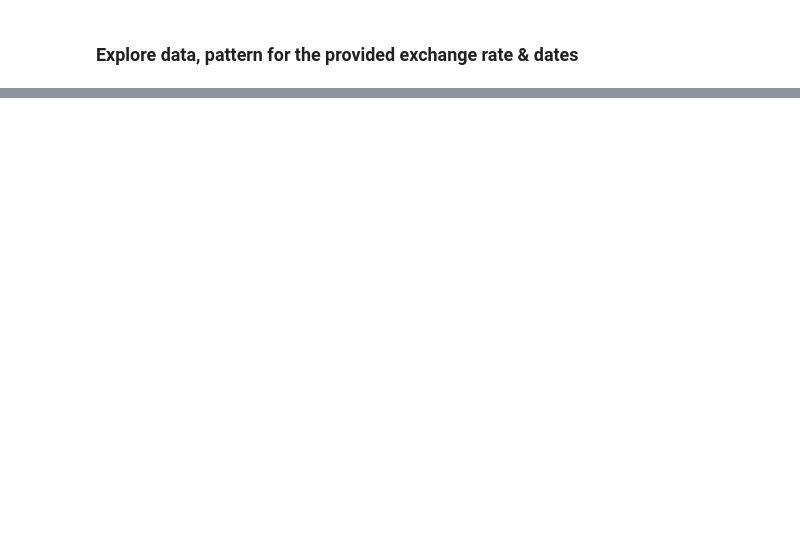
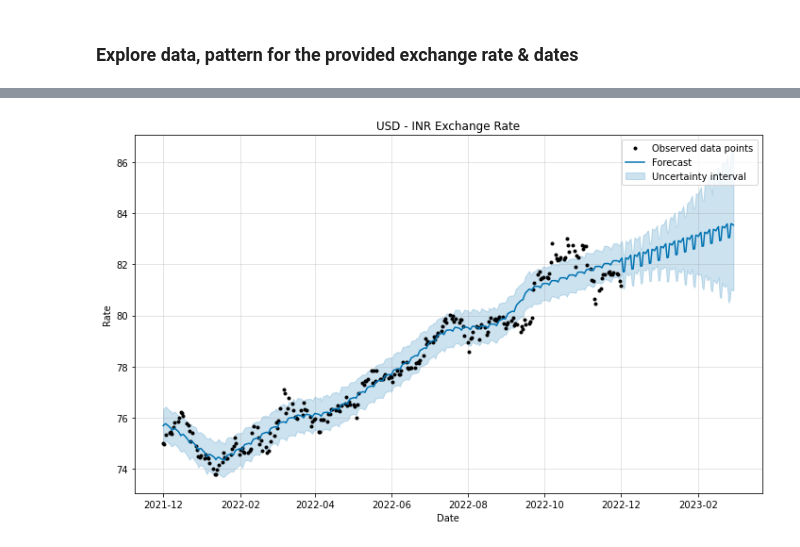
Before and after one commit to r15hank/currency-predictor, a Jupyter notebook: currency_predictor.ipynb, the cells around one changed output, grey strips where cells are left out. Saved outputs shown, nothing was run; the diff lists cells and outputs as text; code cells hidden in the pictures; blank space fills up the shorter version.

```diff
--- a/currency_predictor.ipynb
+++ b/currency_predictor.ipynb
@@ -319,0 +191,7 @@ Index(['date', 'open', 'high', 'low', 'close'], dtype='object')
+# %%
+# Prophet model requires a timeseries field (ds) and target(y) to forecast,
+# hence we extract date & close rates from currency dataframe
+prophet_dataset = pd.DataFrame()
+prophet_dataset['ds'] = pd.to_datetime(currency_df["date"])
+prophet_dataset['y'] = pd.to_numeric(currency_df['close'])
+prophet_dataset
@@ -319,0 +212,8 @@ Index(['date', 'open', 'high', 'low', 'close'], dtype='object')
+# %%
+# Fitting date and close rates in prophet model
+prophet_basic = Prophet()
+prophet_basic.fit(prophet_dataset)
+
+# create timeseries dataframe including future dates
+future_df = prophet_basic.make_future_dataframe(periods=90)
+future_df
@@ -319,0 +236,11 @@ Index(['date', 'open', 'high', 'low', 'close'], dtype='object')
+# %%
+#predicting/forecasting close rates for future dates
+forecast = prophet_basic.predict(future_df)
+prophet_basic.plot(forecast)
+plt.title(f"{source_currency} - {target_currency} Exchange Rate")
+plt.legend()
+plt.xlabel("Date")
+plt.ylabel("Rate")
+plt.show()
+# %% [output]
+[figure, added]
```
Also changed, not shown: parts of 58 cells of this notebook.
